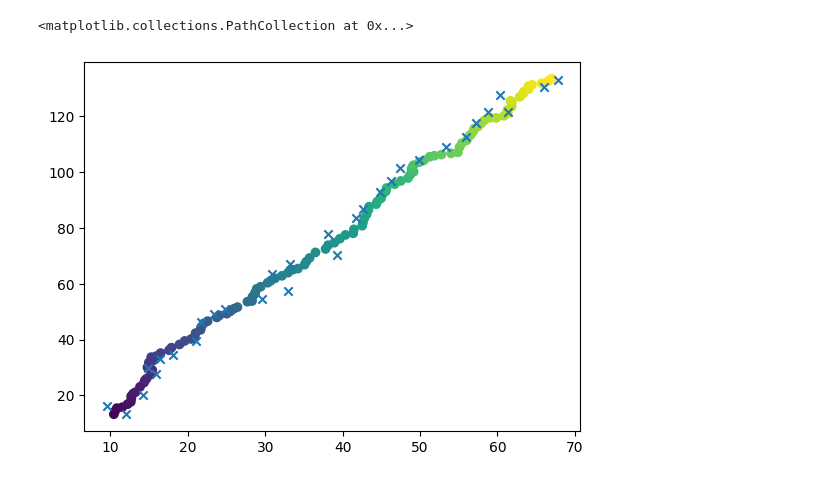
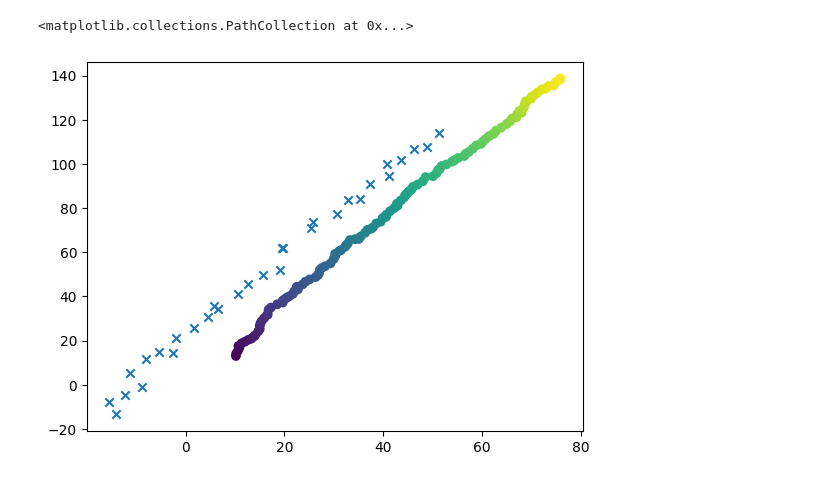
Before and after one commit to eholmgre/tda, a Jupyter notebook: notebook/oracle_single_target_no_clutter.ipynb, the cells around one changed output. Saved outputs shown, nothing was run; the diff lists cells and outputs as text; code cells hidden in the pictures.

```diff
--- a/notebook/oracle_single_target_no_clutter.ipynb
+++ b/notebook/oracle_single_target_no_clutter.ipynb
@@ -15,22 +15,26 @@ from tda.tracker.tracker_param import TrackerParam
 # %%
 sim = Simulation()
 
-platform = LTIObject(1, np.array([50, 50, 0]), sim, np.zeros((3, 3)))
+platform = LTIObject(1, np.array([25, 25, 0]), sim, np.zeros((3, 3)))
 oracle = Oracle(1, platform, 2.0, np.eye(3) * 2.25)
 platform.add_payload(oracle)
 
 target_Q = np.zeros((6, 6))
 target_Q[0, 0] = 0.25
 target_Q[1, 1] = 0.33
 
 target = LTIObject(2, np.array([10, 12, 0, 1, 2, 0]), sim, target_Q)
 
 sim._sim_objects.extend([platform, target])
 
 sim_records = sim.run()
 
-plt.scatter(sim_records["lti_object2"]["x"], sim_records["lti_object2"]["y"], c=sim_records["lti_object2"]["t"])
-plt.scatter(sim_records["oracle1"]["target_x"] + sim_records["oracle1"]["sensor_x"], sim_records["oracle1"]["target_y"] + sim_records["oracle1"]["sensor_y"], marker="x")
+gt = sim._sim_objects[-1].ground_truth
+
+
+plt.scatter([x[0] for (t, x) in gt.history], [x[1] for (t, x) in gt.history], c=sim_records["lti_object2"]["t"])
+plt.scatter(sim_records["oracle1"]["target_x"], sim_records["oracle1"]["target_y"], marker="x")
+#plt.scatter(sim_records["oracle1"]["target_x"] + sim_records["oracle1"]["sensor_x"], sim_records["oracle1"]["target_y"] + sim_records["oracle1"]["sensor_y"], marker="x")
 # %% [output]
 <matplotlib.collections.PathCollection at 0x...>
-[figure, old version]
+[figure, new version]
```
Also changed, not shown: parts of 8 cells of this notebook, 5 other files.
